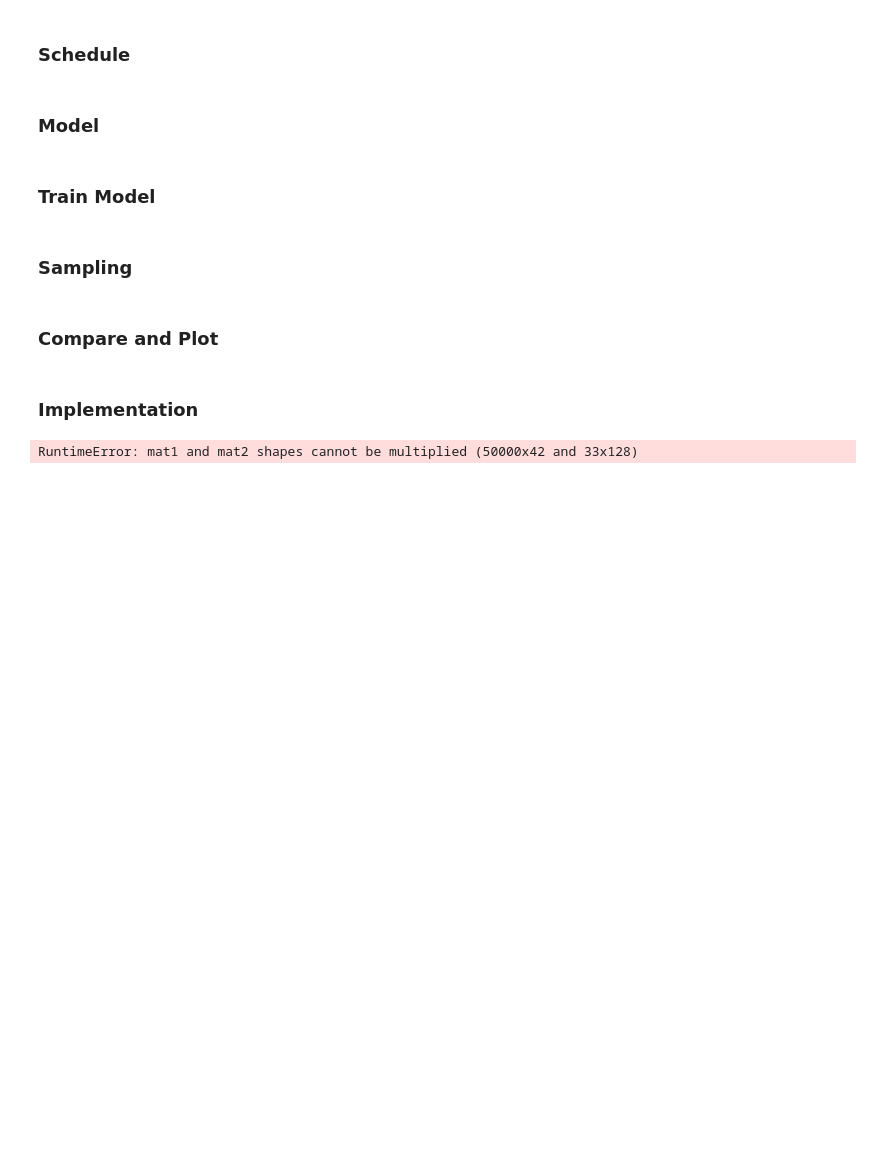
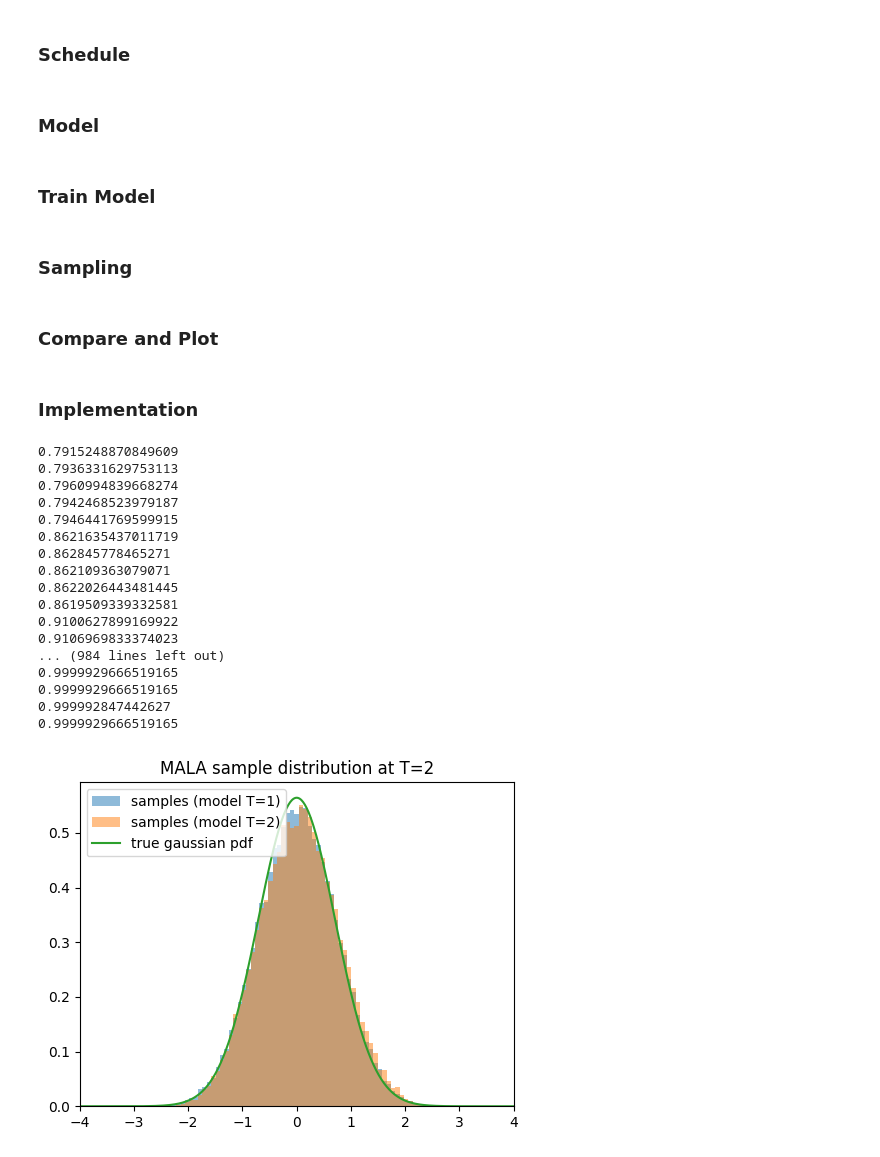
Before and after one commit to zoewus/parallel_tempering, a Jupyter notebook: tempered_energy.ipynb, the cells around one changed output. Cells and saved outputs as stored; diff of their text form; code cells hidden in the pictures; blank space fills up the shorter version.

```diff
--- a/tempered_energy.ipynb
+++ b/tempered_energy.ipynb
@@ -58,7 +58,6 @@ train_dataset_size = 50_000
 n_samples = 50_000
 
 n_langevin_steps = 5
-step_scale = 0.6
 
 ckpt_dir = "model_checkpoints"
 # %% [markdown]
@@ -189,4 +188,17 @@ def train_model(temp, save_path, log_every=1000):
     return model
 # %% [markdown]
 ### Sampling
+# %%
+@torch.no_grad()
+def compute_tsr(t_batch, T_modeling, T_sampling):
+    sigma = sigma_0 / np.sqrt(T_modeling)
+
+    a_bar = alpha_bar[t_batch[0,0].long().item()]
+    sigma_t = torch.sqrt(1.0 - a_bar)
+    alpha_t = torch.sqrt(a_bar)
+
+    eta_t = (alpha_t**2) / (sigma_t**2)
+    num = eta_t * (sigma ** 2) + 1
+    den = (eta_t * (sigma ** 2)) / T_sampling + 1
+    return num / den
 # %%
@@ -259,7 +277,7 @@ def compute_correction(x, x_hat, t_batch, model, step, num_segments = 10):
     return x
 # %%
 @torch.no_grad()
-def langevin_sampling(model, T_modeling, T_sampling, method = "ULA", n_samples=n_samples):
+def langevin_sampling(model, T_modeling, T_sampling, method = "ULA", step_scale=1.0, n_samples=n_samples):
     model.eval()
     x = torch.randn(n_samples, 1, device=device)
     ones = torch.ones(n_samples, 1, device=device)
@@ -292,14 +310,14 @@ def load_model(path):
     m.eval()
     return m
 
-def compare(temp_target):
+def compare(temp_target, method, step_scale):
     # model trained at temp_target (your "true")
     m_true = load_model(f"{ckpt_dir}/model_T{temp_target:.1f}.pt")
-    x_true = langevin_sampling(m_true, T_modeling=temp_target, T_sampling=1.0, method="MALA")
+    x_true = langevin_sampling(m_true, T_modeling=temp_target, T_sampling=1.0, method=method, step_scale=step_scale)
 
     # model trained at temp=1 but sampled at temp_target (your "approx")
     m_base = load_model(f"{ckpt_dir}/model_T{1.0:.1f}.pt")
-    x_base = langevin_sampling(m_base, T_modeling=1.0, T_sampling=temp_target, method="MALA")
+    x_base = langevin_sampling(m_base, T_modeling=1.0, T_sampling=temp_target, method=method, step_scale=step_scale)
 
     # plot vs analytic gaussian
     xlim = 4
@@ -312,7 +330,7 @@ def compare(temp_target):
     _ = plt.hist(x_base.cpu().numpy(), bins=bins, density=True, alpha=0.5, label="samples (model T=1)")
     _ = plt.hist(x_true.cpu().numpy(), bins=bins, density=True, alpha=0.5, label=f"samples (model T={temp_target})")
     plt.plot(x_axis, pdf, label="true gaussian pdf")
-    plt.title(f"ULA sample distribution at T={temp_target}")
+    plt.title(f"{method} sample distribution at T={temp_target}")
     plt.xlim(-xlim, xlim)
     plt.legend()
     plt.tight_layout()
@@ -322,10 +340,27 @@ def compare(temp_target):
 # %% [markdown]
 ### Implementation
 # %%
-temperature = 0.5
+temperature = 2
 
 # save_path = f"{ckpt_dir}/model_T{temperature:.1f}.pt"
 # train_model(temperature, save_path)
-compare(temperature)
+_ = compare(temperature, "MALA", step_scale = 1)
 # %% [output]
-RuntimeError: mat1 and mat2 shapes cannot be multiplied (50000x42 and 33x128)
+0.7915248870849609
+0.7936331629753113
+0.7960994839668274
+0.7942468523979187
+0.7946441769599915
+0.8621635437011719
+0.862845778465271
+0.862109363079071
+0.8622026443481445
+0.8619509339332581
+0.9100627899169922
+0.9106969833374023
+... (984 lines left out)
+0.9999929666519165
+0.9999929666519165
+0.999992847442627
+0.9999929666519165
+[figure, added]
```
Also changed, not shown: parts of 1 cell of this notebook.
